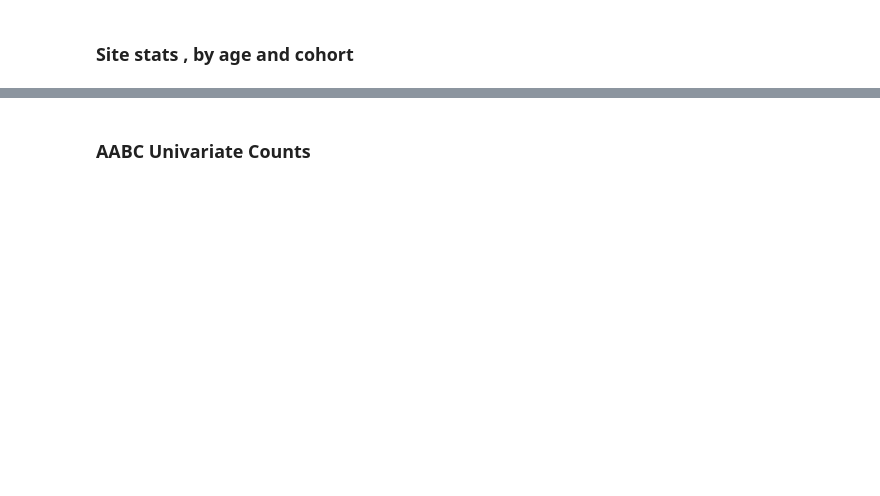
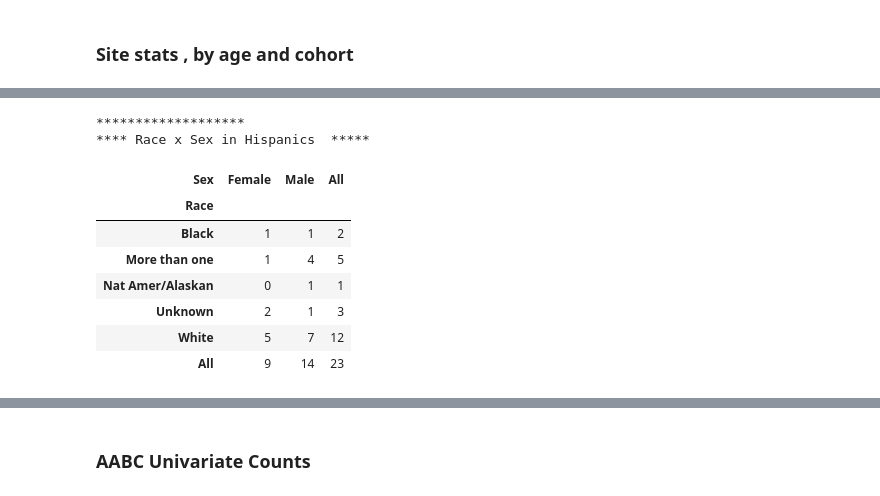
Before and after one commit to humanconnectome/AABC_Behavioral_QC, a Jupyter notebook: AABC_HCA_recruitmentstats.ipynb, the cells around one changed output, grey strips where cells are left out. Drawn from its saved outputs; the diff is of its cells as text; code cells hidden in the pictures; blank space fills up the shorter version.

Commit message:
add NIH breakdown tables to recruitment stats

```diff
--- a/AABC_HCA_recruitmentstats.ipynb
+++ b/AABC_HCA_recruitmentstats.ipynb
@@ -238,0 +254,19 @@ pd.crosstab(umn.Cohort,umn.AgeGroup5,margins=True)#.plot.bar(rot=45,title='AABC'
+# %%
+print("*******************")
+print("**** Race x Sex in Hispanics  *****")
+hisp=forplot.loc[forplot.Ethnicity=='Hispanic'].copy()
+pd.crosstab(hisp.Race,hisp.Sex,margins=True)#.plot.bar(rot=45,title='AABC')
+#h=pd.crosstab(hisp.Race,hisp.Sex,margins=True)#.plot.bar(rot=45,title='AABC')
+#h.to_csv('Hispanic.csv')
+#h
+# %% [output]
+*******************
+**** Race x Sex in Hispanics  *****
+| Sex | Female | Male | All |
+| Race |  |  |  |
+| Black | 1 | 1 | 2 |
+| More than one | 1 | 4 | 5 |
+| Nat Amer/Alaskan | 0 | 1 | 1 |
+| Unknown | 2 | 1 | 3 |
+| White | 5 | 7 | 12 |
+| All | 9 | 14 | 23 |
```
Also changed, not shown: parts of 30 cells of this notebook, 1 other file.
